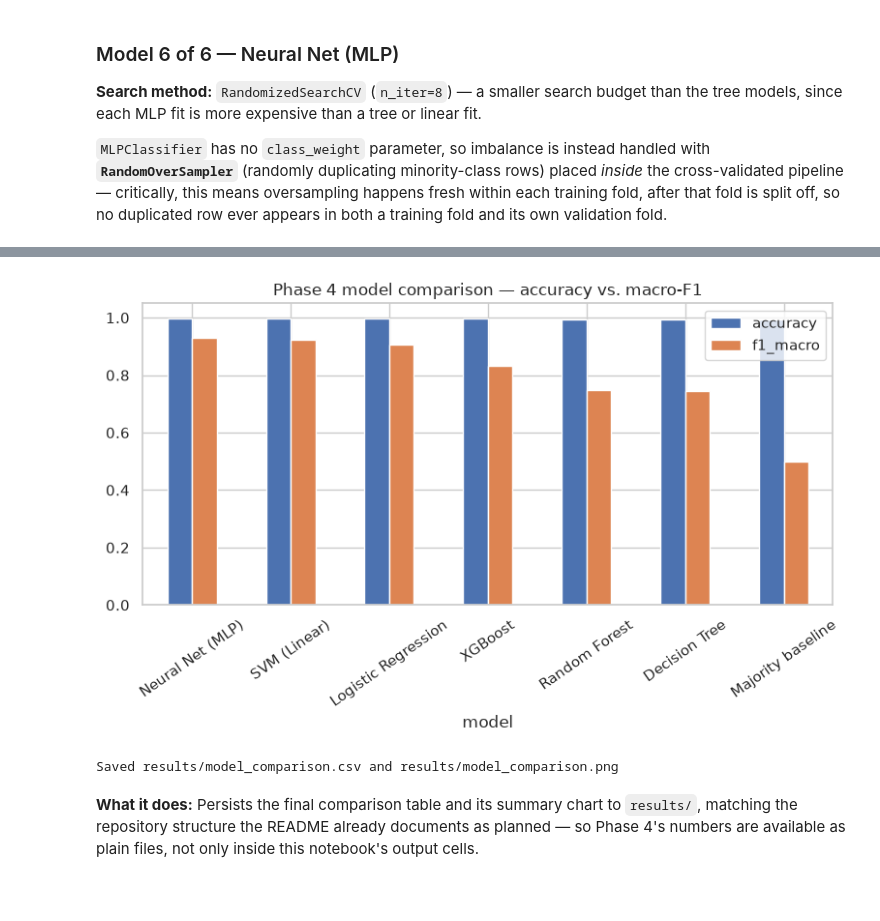
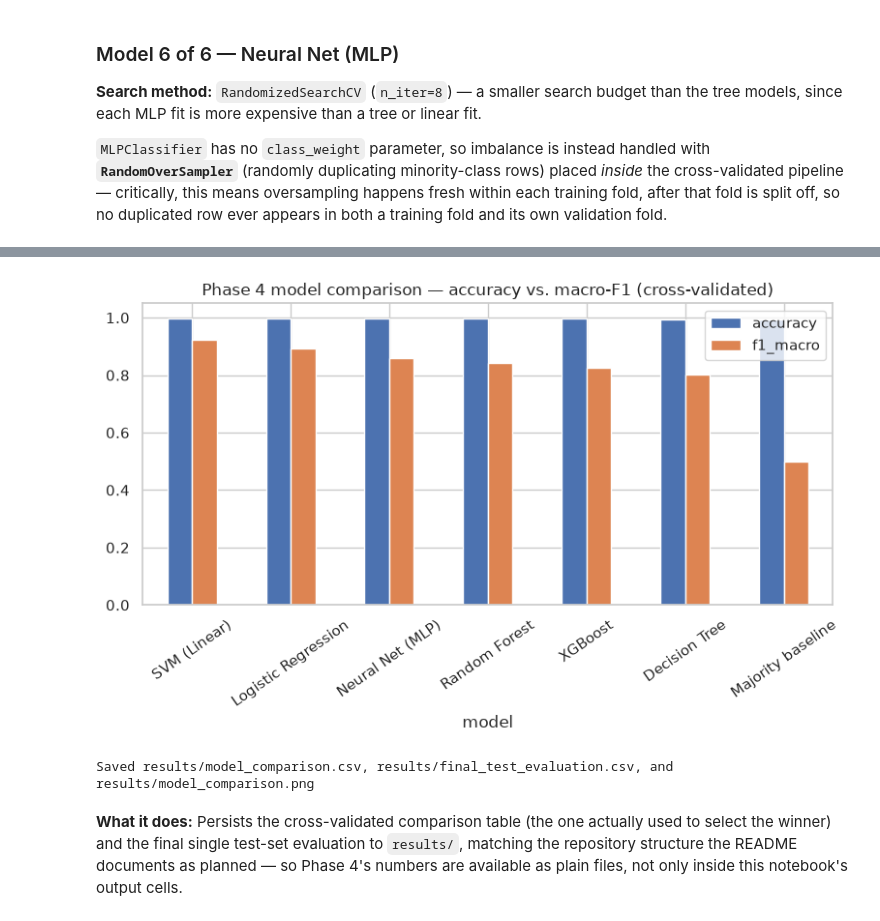
Before and after one commit to saint2706/savings-goal-classifier, a Jupyter notebook: notebooks/04_model_comparison.ipynb, the cells around one changed output, grey strips where cells are left out. Drawn from its saved outputs; the diff is of its cells as text; code cells hidden in the pictures; blank space fills up the shorter version.

```diff
--- a/notebooks/04_model_comparison.ipynb
+++ b/notebooks/04_model_comparison.ipynb
@@ -120,12 +124,4 @@ def evaluate(name, y_true, y_pred):
     }
 
 cv = StratifiedKFold(n_splits=5, shuffle=True, random_state=42)
-
-dummy = DummyClassifier(strategy="most_frequent", random_state=42)
-dummy.fit(X_train, y_train)
-pred_dummy = dummy.predict(X_test)
-
-results = [evaluate("Majority baseline", y_test, pred_dummy)]
 best_models = {}
-
-pd.DataFrame(results).set_index("model").round(4)
@@ -389,0 +305,11 @@ comparison_sorted
+# %%
+majority_pred_cv = np.full(shape=y_train.shape, fill_value=y_train.mode()[0])
+cv_rows = [evaluate("Majority baseline", y_train, majority_pred_cv)]
+
+for name, model in best_models.items():
+    oof_pred = cross_val_predict(model, X_train, y_train, cv=cv, n_jobs=-1)
+    cv_rows.append(evaluate(name, y_train, oof_pred))
+
+cv_comparison = pd.DataFrame(cv_rows).set_index("model")
+cv_comparison_sorted = cv_comparison.sort_values("f1_macro", ascending=False).round(4)
+cv_comparison_sorted
@@ -476,0 +425,10 @@ threshold_df[threshold_df["threshold"].isin([0.35, 0.50])]
+# %%
+test_scores = svm_best.decision_function(X_test)
+
+final_rows = []
+for threshold, label in [(0.0, "SVM (Linear) — default threshold"), (chosen_threshold, "SVM (Linear) — CV-selected threshold")]:
+    pred_t = (test_scores >= threshold).astype(int)
+    final_rows.append(evaluate(label, y_test, pred_t))
+
+final_test_eval = pd.DataFrame(final_rows).set_index("model").round(4)
+final_test_eval
@@ -477,22 +444,24 @@ threshold_df[threshold_df["threshold"].isin([0.35, 0.50])]
 # %%
 import os
 
 os.makedirs("../results", exist_ok=True)
-comparison_sorted.to_csv("../results/model_comparison.csv")
+cv_comparison_sorted.to_csv("../results/model_comparison.csv")
+final_test_eval.to_csv("../results/final_test_evaluation.csv")
+
 fig_summary, ax_summary = plt.subplots(figsize=(8, 5))
-comparison_sorted[["accuracy", "f1_macro"]].plot(kind="bar", ax=ax_summary, rot=35)
-ax_summary.set_title("Phase 4 model comparison — accuracy vs. macro-F1")
+cv_comparison_sorted[["accuracy", "f1_macro"]].plot(kind="bar", ax=ax_summary, rot=35)
+ax_summary.set_title("Phase 4 model comparison — accuracy vs. macro-F1 (cross-validated)")
 ax_summary.set_ylim(0, 1.05)
 fig_summary.tight_layout()
 fig_summary.savefig("../results/model_comparison.png", dpi=150)
 plt.show()
 
-print("Saved results/model_comparison.csv and results/model_comparison.png")
+print("Saved results/model_comparison.csv, results/final_test_evaluation.csv, and results/model_comparison.png")
 # %% [output]
-[figure, old version]
+[figure, new version]
-Saved results/model_comparison.csv and results/model_comparison.png
+Saved results/model_comparison.csv, results/final_test_evaluation.csv, and results/model_comparison.png
 # %% [markdown]
-**What it does:** Persists the final comparison table and its summary chart to `results/`, matching the repository structure the README already documents as planned — so Phase 4's numbers are available as plain files, not only inside this notebook's output cells.
+**What it does:** Persists the cross-validated comparison table (the one actually used to select the winner) and the final single test-set evaluation to `results/`, matching the repository structure the README documents as planned — so Phase 4's numbers are available as plain files, not only inside this notebook's output cells.
 # %% [markdown]
 ## Summary table and handoff to Phase 5
 
```
Also changed, not shown: parts of 39 cells of this notebook, 8 other files.
